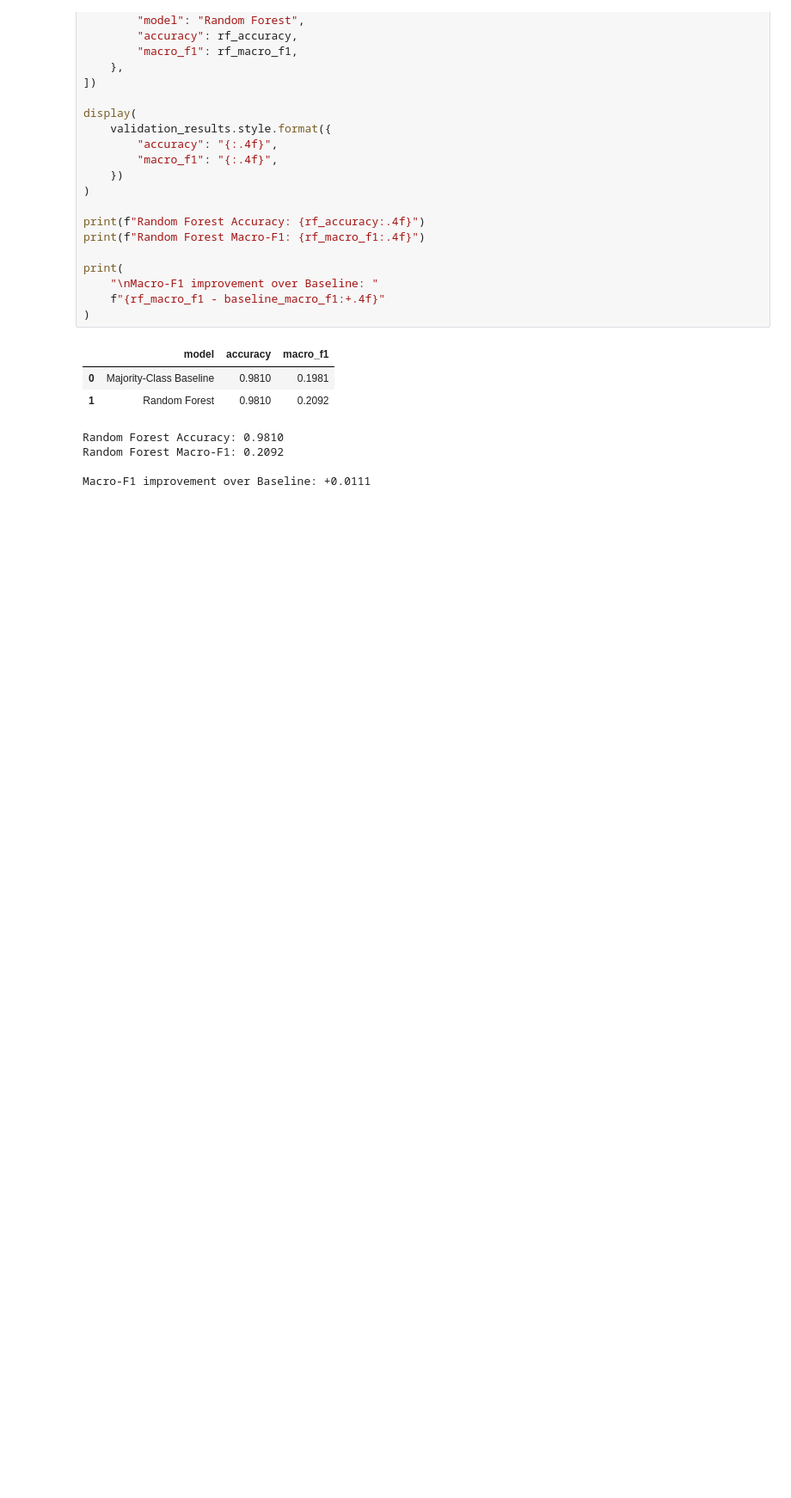
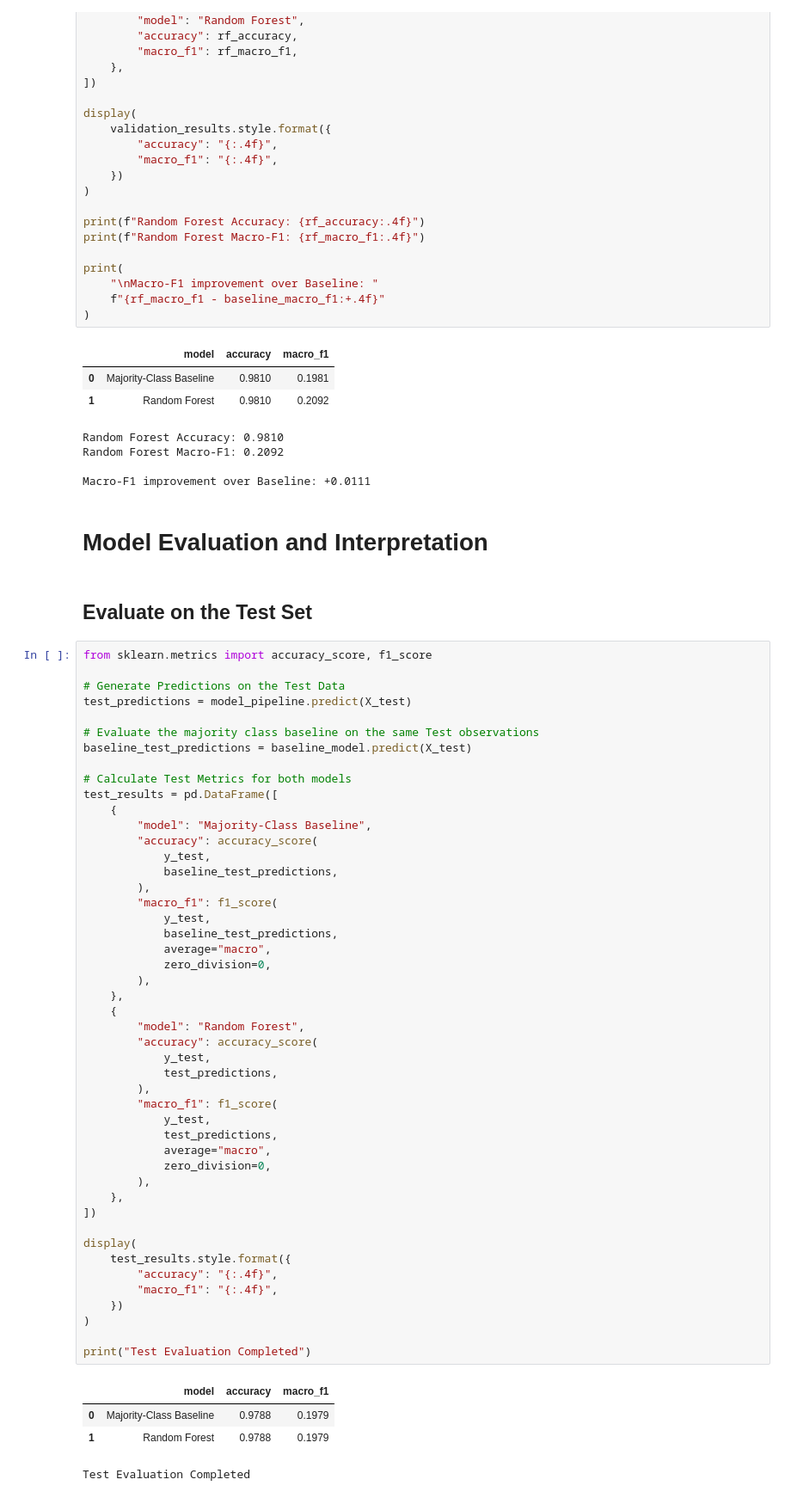
Before and after one commit to Quen-Drew-02/Smart-X-ML, a Jupyter notebook: notebooks/04_random_forest_training.ipynb, the cells around one changed output. Shown at 86% size. Drawn from its saved outputs; the diff is of its cells as text; blank space fills up the shorter version.

Commit message:
feat(): Evaluate and Document Action rediction Model

```diff
--- a/notebooks/04_random_forest_training.ipynb
+++ b/notebooks/04_random_forest_training.ipynb
@@ -580,3 +580,59 @@ Random Forest Accuracy: 0.9810
 Random Forest Macro-F1: 0.2092
 
 Macro-F1 improvement over Baseline: +0.0111
+# %% [markdown]
+# Model Evaluation and Interpretation
+# %% [markdown]
+## Evaluate on the Test Set
+# %%
+from sklearn.metrics import accuracy_score, f1_score
+
+# Generate Predictions on the Test Data
+test_predictions = model_pipeline.predict(X_test)
+
+# Evaluate the majority class baseline on the same Test observations
+baseline_test_predictions = baseline_model.predict(X_test)
+
+# Calculate Test Metrics for both models
+test_results = pd.DataFrame([
+    {
+        "model": "Majority-Class Baseline",
+        "accuracy": accuracy_score(
+            y_test,
+            baseline_test_predictions,
+        ),
+        "macro_f1": f1_score(
+            y_test,
+            baseline_test_predictions,
+            average="macro",
+            zero_division=0,
+        ),
+    },
+    {
+        "model": "Random Forest",
+        "accuracy": accuracy_score(
+            y_test,
+            test_predictions,
+        ),
+        "macro_f1": f1_score(
+            y_test,
+            test_predictions,
+            average="macro",
+            zero_division=0,
+        ),
+    },
+])
+
+display(
+    test_results.style.format({
+        "accuracy": "{:.4f}",
+        "macro_f1": "{:.4f}",
+    })
+)
+
+print("Test Evaluation Completed")
+# %% [output]
+|  | model | accuracy | macro_f1 |
+| 0 | Majority-Class Baseline | 0.9788 | 0.1979 |
+| 1 | Random Forest | 0.9788 | 0.1979 |
+Test Evaluation Completed
```
Also changed, not shown: parts of 4 cells of this notebook.
